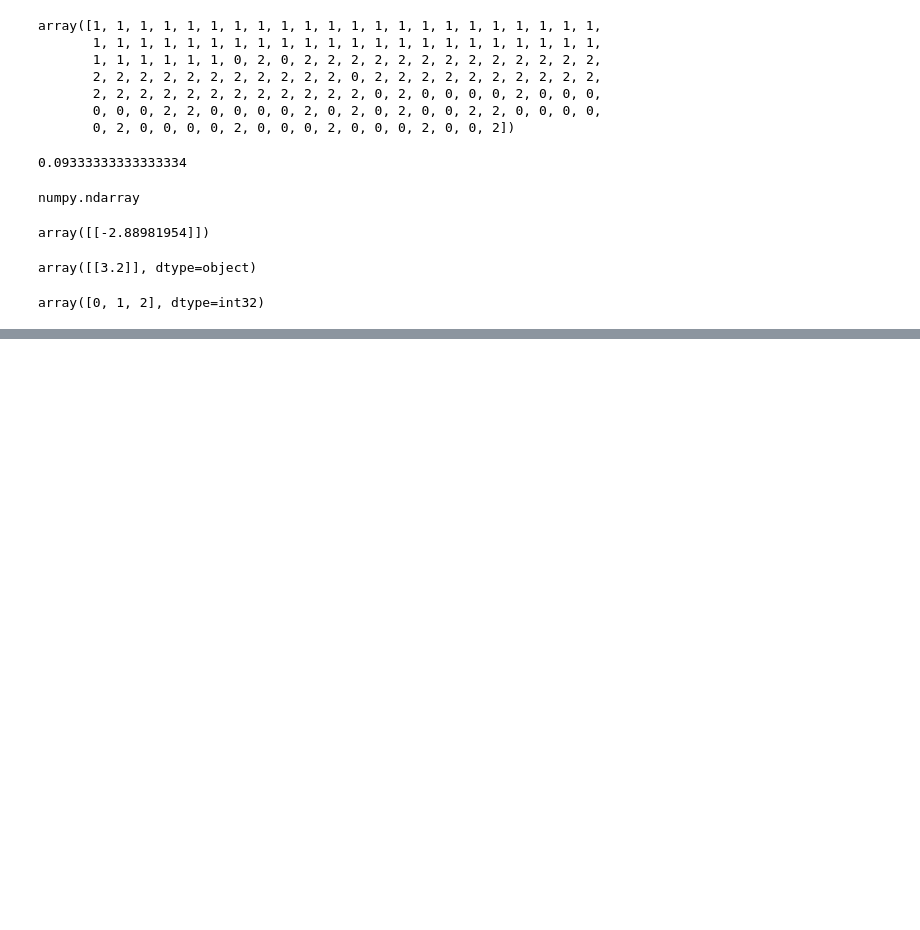
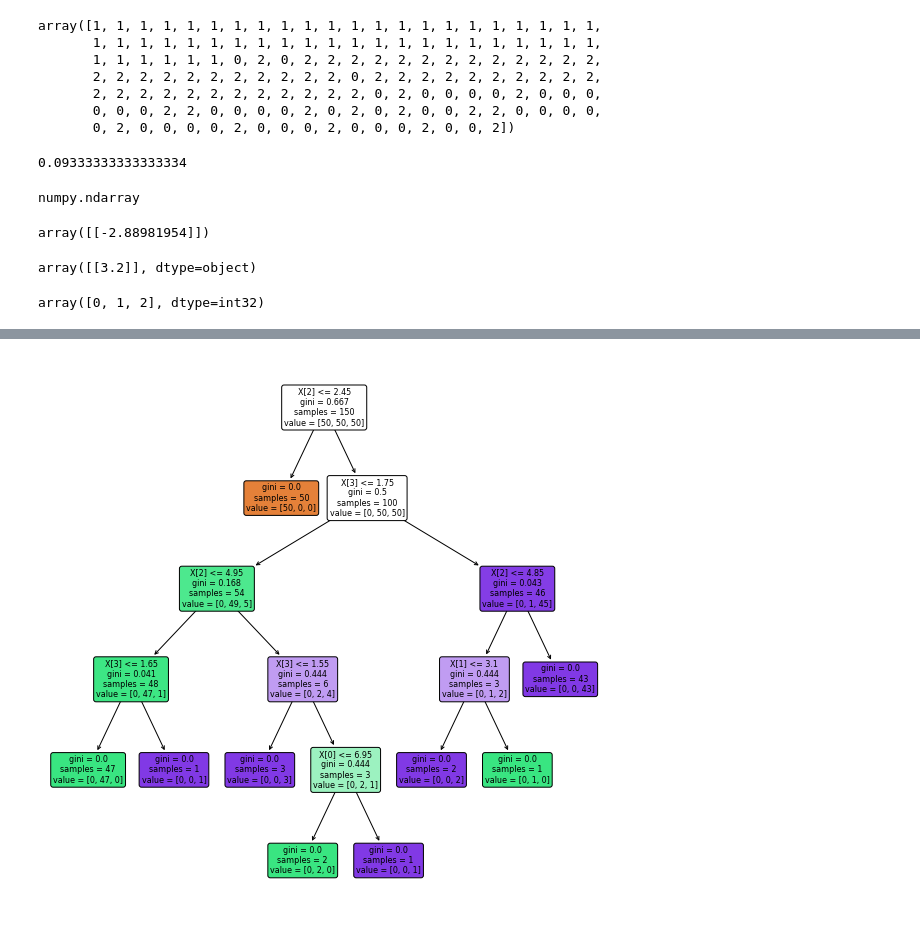
Before and after one commit to triasmidwi/Data-Mining, a Jupyter notebook: _sources/notebooks.ipynb, the cells around one changed output, grey strips where cells are left out. Cells and saved outputs as stored; diff of their text form; code cells hidden in the pictures; blank space fills up the shorter version.

```diff
--- a/_sources/notebooks.ipynb
+++ b/_sources/notebooks.ipynb
@@ -1201,0 +1269,4 @@ array([0, 1, 2], dtype=int32)
+# %%
+#menghilangkan kolom id
+data.drop(columns='Id',inplace=True)
+data.head()
@@ -1201,0 +1280,5 @@ array([0, 1, 2], dtype=int32)
+# %%
+#membuat DataFrame kecuali kolom yang berisi target
+features = data.drop(columns=['Species'])
+#mengecek apakah kolom target sudah berhasil dihilangkan
+features.head()
@@ -1201,0 +1292,6 @@ array([0, 1, 2], dtype=int32)
+# %%
+#memisahkan kolom target dan dimasukkan ke dalam variable y
+target = data['Species'].values
+#menampilkan isi kolom target dari data 0-4
+#target[:4]
+print(target)
@@ -1201,0 +1316,15 @@ array([0, 1, 2], dtype=int32)
+# %%
+clf = tree.DecisionTreeClassifier(criterion="gini")
+clf = clf.fit(features, target)
+# %%
+#plt gambar, atur latar belakang hitam
+plt.figure(figsize=(10,10))
+#membuat plot pohon
+a = tree.plot_tree(clf,
+                   rounded = True,
+                   filled = True,
+                   fontsize=8)
+#menampilkan pohon
+plt.show()
+# %% [output]
+[figure, added]
```
Also changed, not shown: parts of 9 cells of this notebook, 4 other files.
